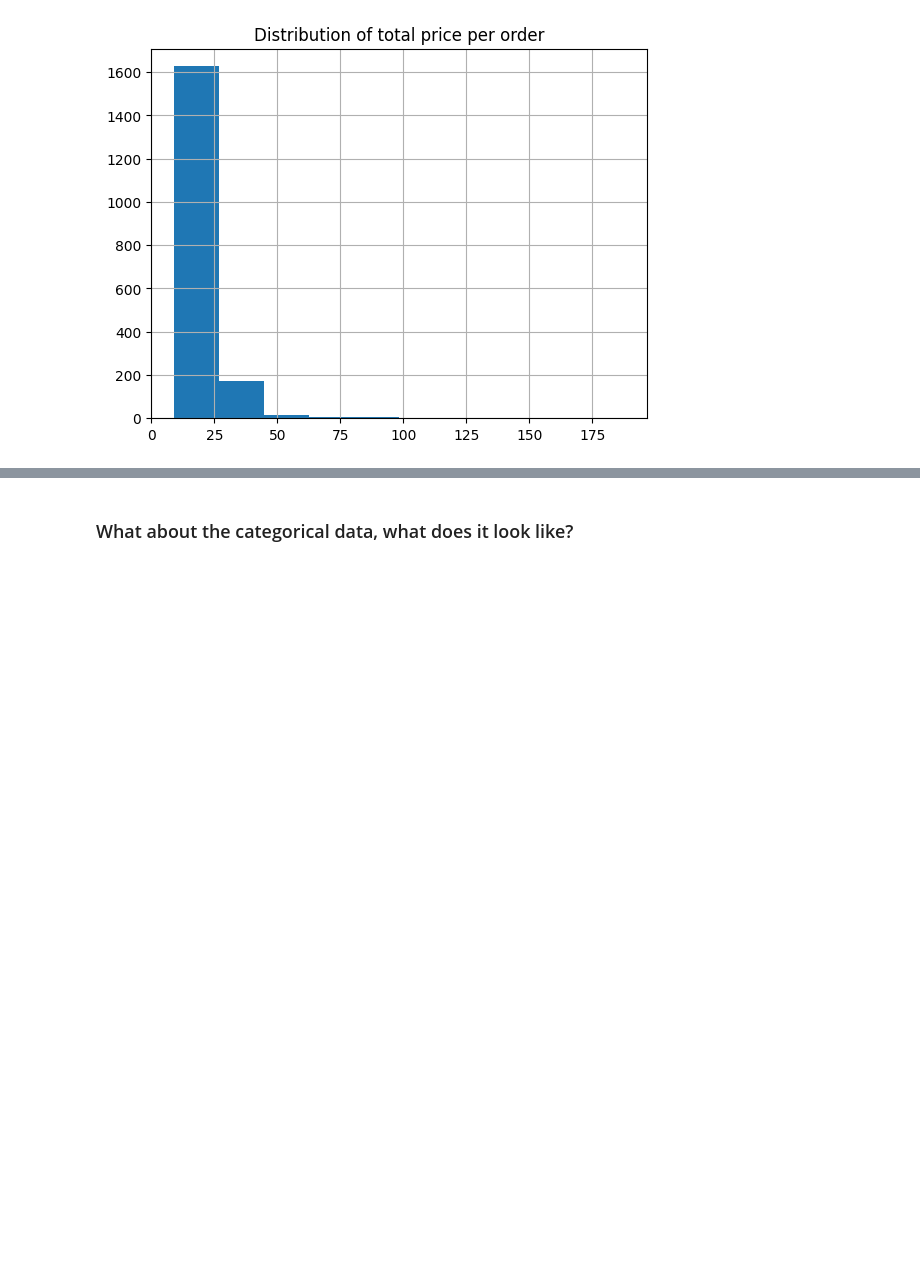
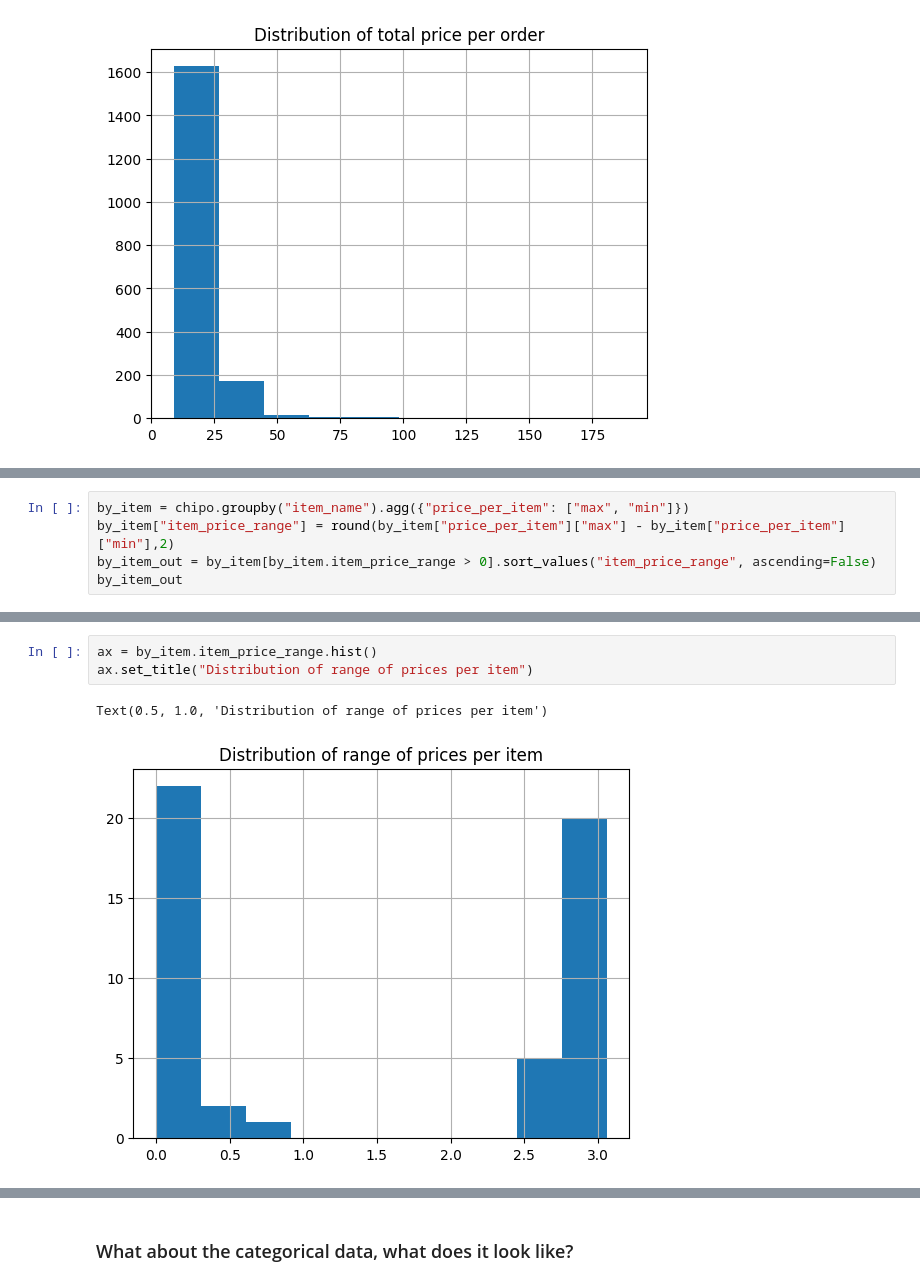
Before and after one commit to ptandon0/FRP_Curriculum_2023, a Jupyter notebook: FRP_Curriculum_Getting_and_Knowing_Data.ipynb, the cells around one changed output, grey strips where cells are left out. Cells and saved outputs as stored; diff of their text form; blank space fills up the shorter version.

Commit message:
30-jul-2023, added distribution of price per item within each item.

```diff
--- a/FRP_Curriculum_Getting_and_Knowing_Data.ipynb
+++ b/FRP_Curriculum_Getting_and_Knowing_Data.ipynb
@@ -364,0 +366,5 @@ Text(0.5, 1.0, 'Distribution of total price per order')
+# %%
+by_item = chipo.groupby("item_name").agg({"price_per_item": ["max", "min"]})
+by_item["item_price_range"] = round(by_item["price_per_item"]["max"] - by_item["price_per_item"]["min"],2)
+by_item_out = by_item[by_item.item_price_range > 0].sort_values("item_price_range", ascending=False)
+by_item_out
@@ -364,0 +391,6 @@ Text(0.5, 1.0, 'Distribution of total price per order')
+# %%
+ax = by_item.item_price_range.hist()
+ax.set_title("Distribution of range of prices per item")
+# %% [output]
+Text(0.5, 1.0, 'Distribution of range of prices per item')
+[figure, added]
```
Also changed, not shown: parts of 5 cells of this notebook.
